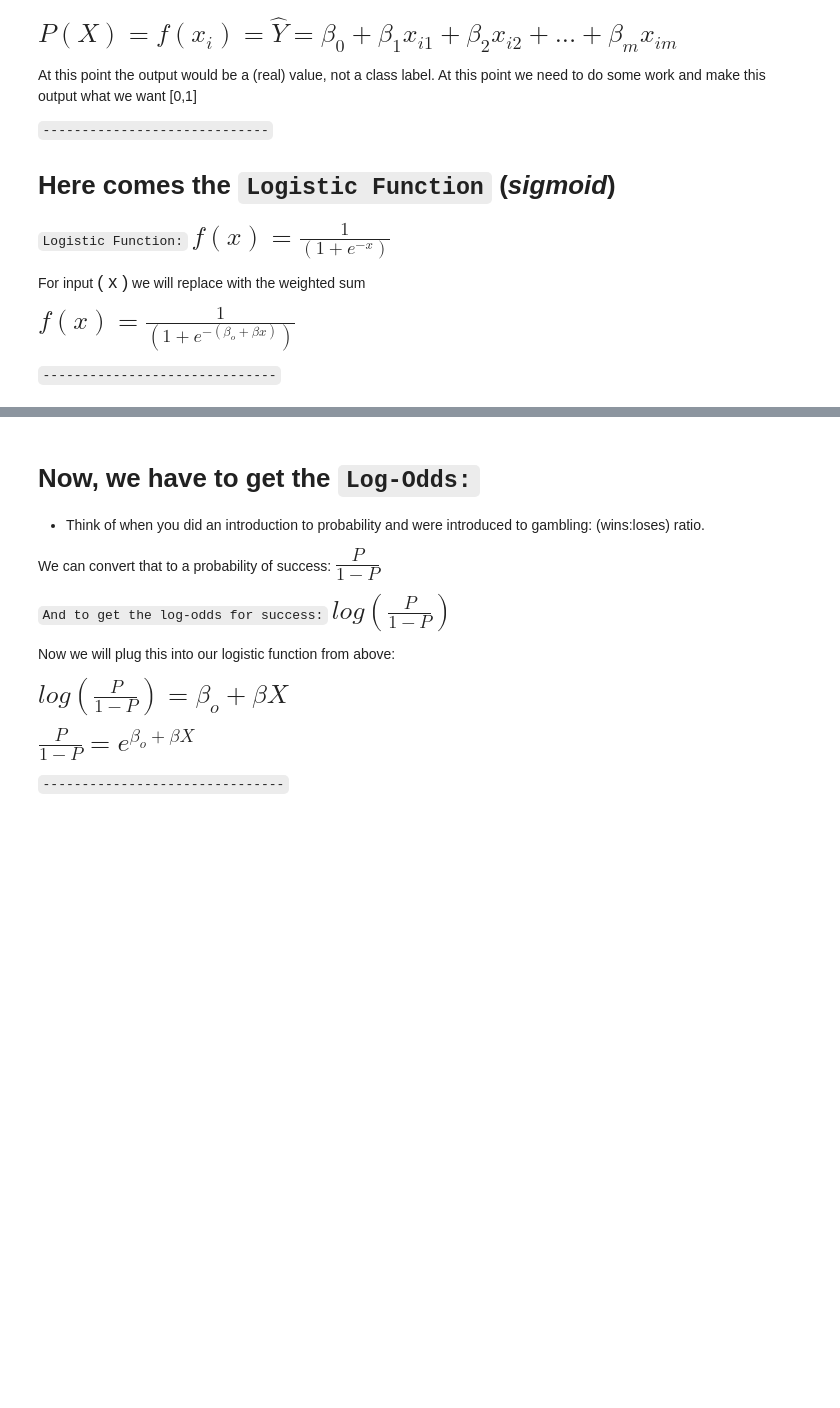
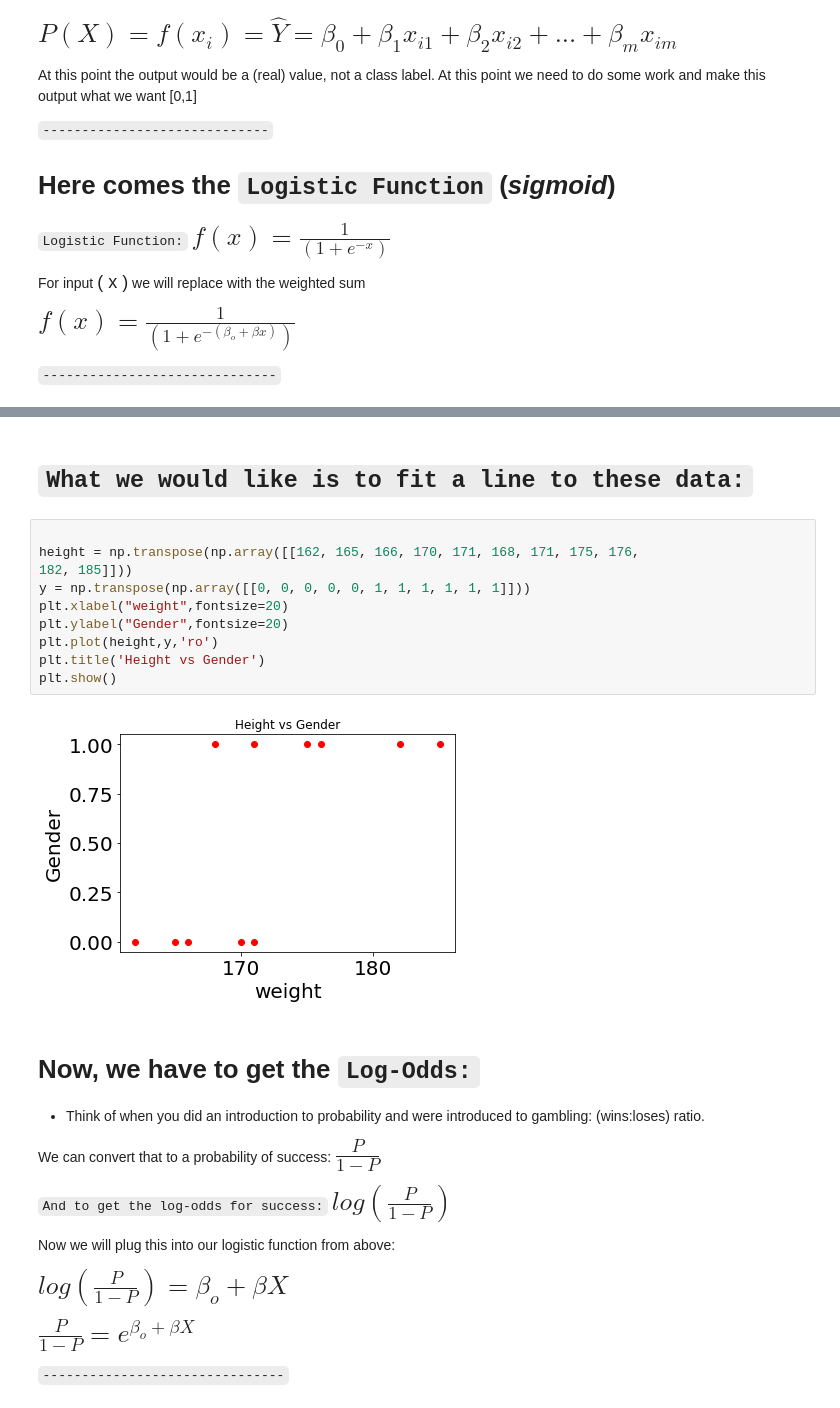
Before and after one commit to MrFuguDataScience/sklearn, a Jupyter notebook: SkLearn_02.ipynb, the cells around one changed output, grey strips where cells are left out. Saved outputs shown, nothing was run; the diff lists cells and outputs as text; blank space fills up the shorter version.

```diff
--- a/SkLearn_02.ipynb
+++ b/SkLearn_02.ipynb
@@ -103,3 +108,17 @@ plt.show()
+# %% [markdown]
+# `What we would like is to fit a line to these data:`
+# %%
+
+height = np.transpose(np.array([[162, 165, 166, 170, 171, 168, 171, 175, 176,
+182, 185]]))
+y = np.transpose(np.array([[0, 0, 0, 0, 0, 1, 1, 1, 1, 1, 1]]))
+plt.xlabel("weight",fontsize=20)
+plt.ylabel("Gender",fontsize=20)
+plt.plot(height,y,'ro')
+plt.title('Height vs Gender')
+plt.show()
+# %% [output]
+[figure, added]
 # %% [markdown]
 
 # Now, we have to get the `Log-Odds:`
```
Also changed, not shown: parts of 15 cells of this notebook.
